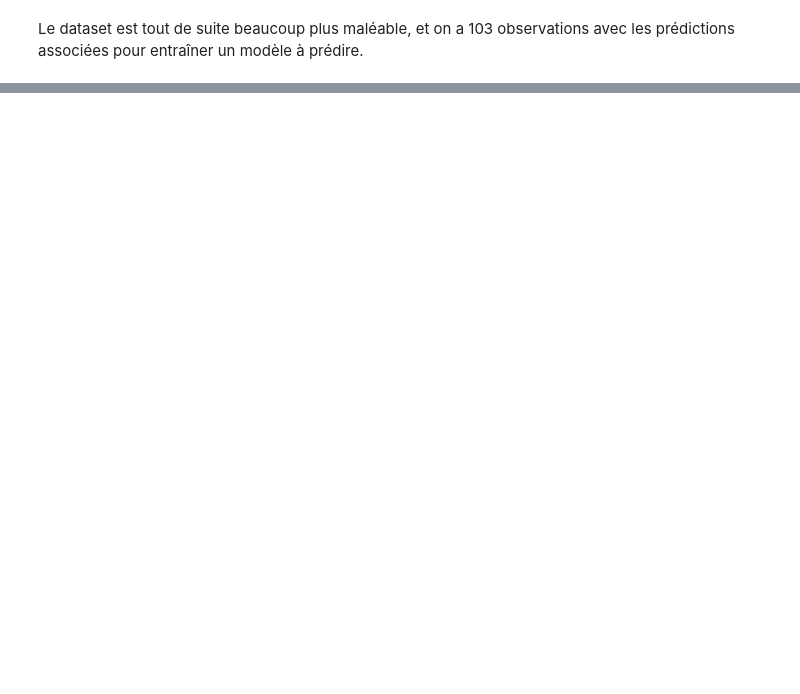
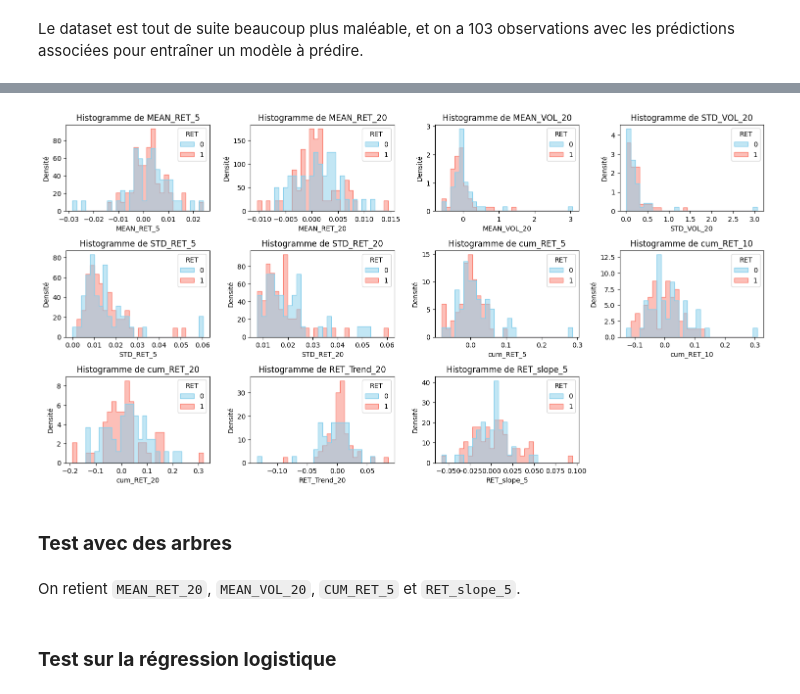
Before and after one commit to NailKhelifa/Stock_prediction_QRT, a Jupyter notebook: Data_exploration.ipynb, the cells around one changed output, grey strips where cells are left out. Saved outputs shown, nothing was run; the diff lists cells and outputs as text; code cells hidden in the pictures; blank space fills up the shorter version.

```diff
--- a/Data_exploration.ipynb
+++ b/Data_exploration.ipynb
@@ -229,0 +149,9 @@ ValueError: Could not interpret value `REL_VOL` for `y`. An entry with this name
+# %%
+# Tracer les histograms
+utils.histogrames(features_list, transformed_X_stock_1)
+# %% [output]
+[figure, added]
+# %% [markdown]
+### **Test avec des arbres**
+# %% [markdown]
+On retient `MEAN_RET_20`, `MEAN_VOL_20`, `CUM_RET_5` et `RET_slope_5`.
@@ -229,0 +240,2 @@ ValueError: Could not interpret value `REL_VOL` for `y`. An entry with this name
+# %% [markdown]
+### **Test sur la régression logistique**
```
Also changed, not shown: parts of 27 cells of this notebook, 1 other file.
